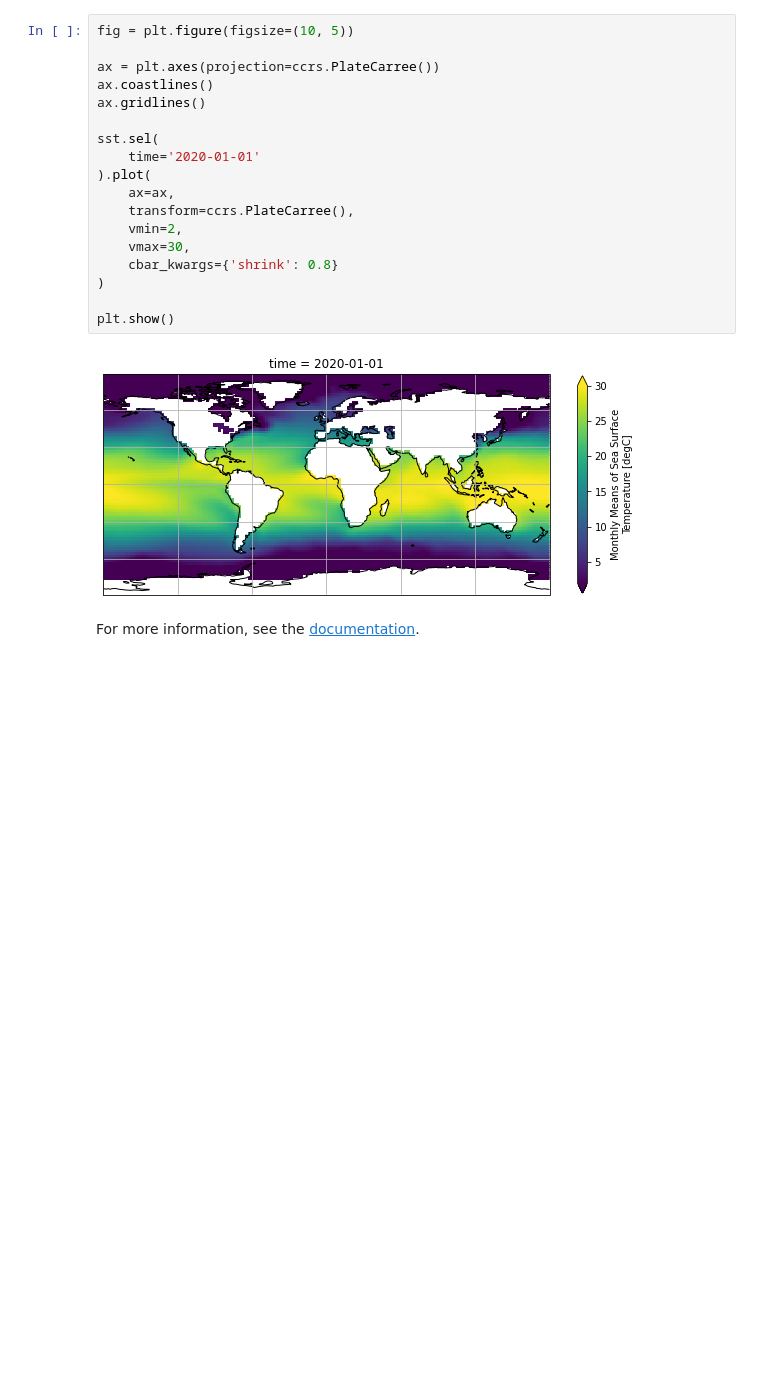
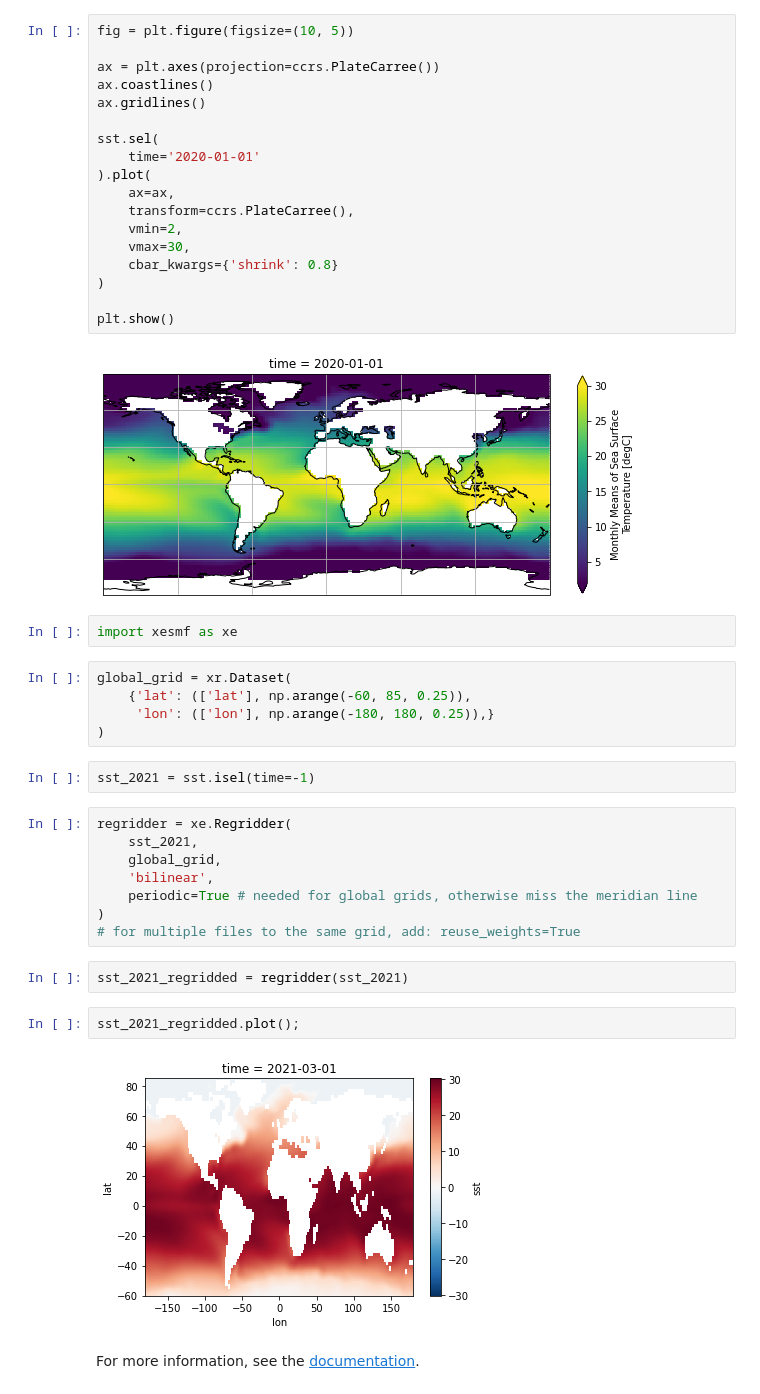
Before and after one commit to lukeconibear/introduction_to_scientific_computing, a Jupyter notebook: docs/_sources/xarray.ipynb, the cells around one changed output. Drawn from its saved outputs; the diff is of its cells as text; blank space fills up the shorter version.

```diff
--- a/docs/_sources/xarray.ipynb
+++ b/docs/_sources/xarray.ipynb
@@ -158,5 +158,28 @@ sst.sel(
 plt.show()
 # %% [output]
 [figure]
+# %%
+import xesmf as xe
+# %%
+global_grid = xr.Dataset(
+    {'lat': (['lat'], np.arange(-60, 85, 0.25)),
+     'lon': (['lon'], np.arange(-180, 180, 0.25)),}
+)
+# %%
+sst_2021 = sst.isel(time=-1)
+# %%
+regridder = xe.Regridder(
+    sst_2021,
+    global_grid,
+    'bilinear',
+    periodic=True # needed for global grids, otherwise miss the meridian line
+)
+# for multiple files to the same grid, add: reuse_weights=True
+# %%
+sst_2021_regridded = regridder(sst_2021)
+# %%
+sst_2021_regridded.plot();
+# %% [output]
+[figure, added]
 # %% [markdown]
 For more information, see the [documentation](http://xarray.pydata.org/en/stable/).
```
Also changed, not shown: parts of 7 cells of this notebook, 21 other files.
